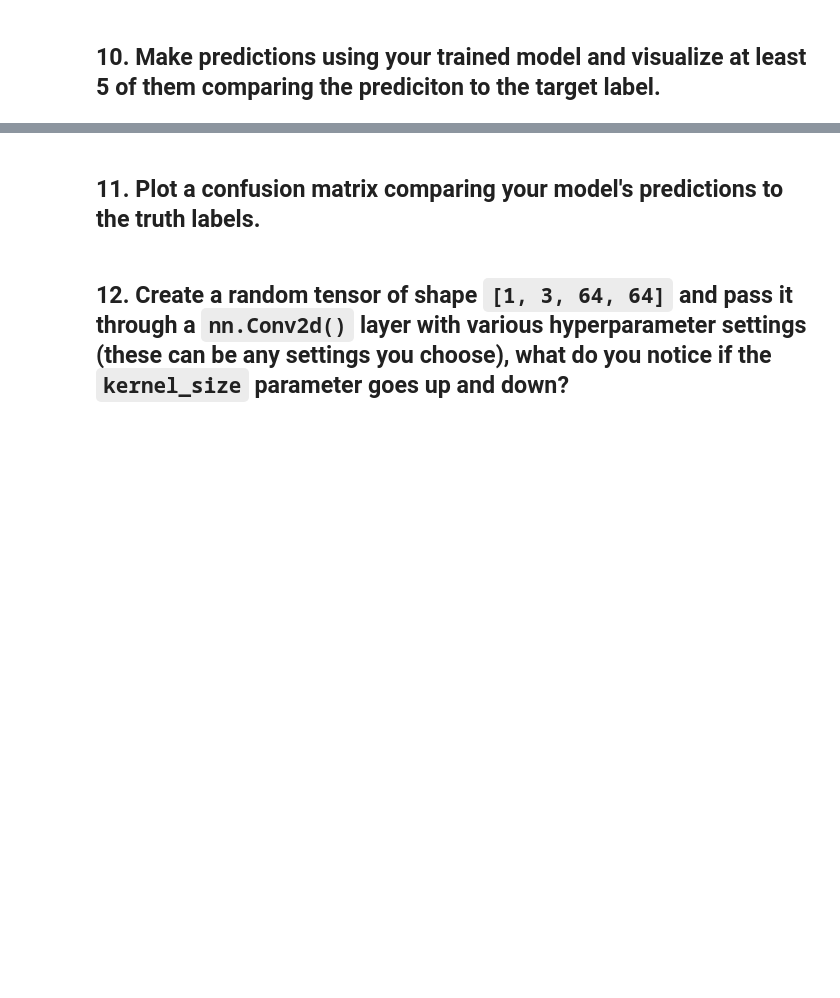
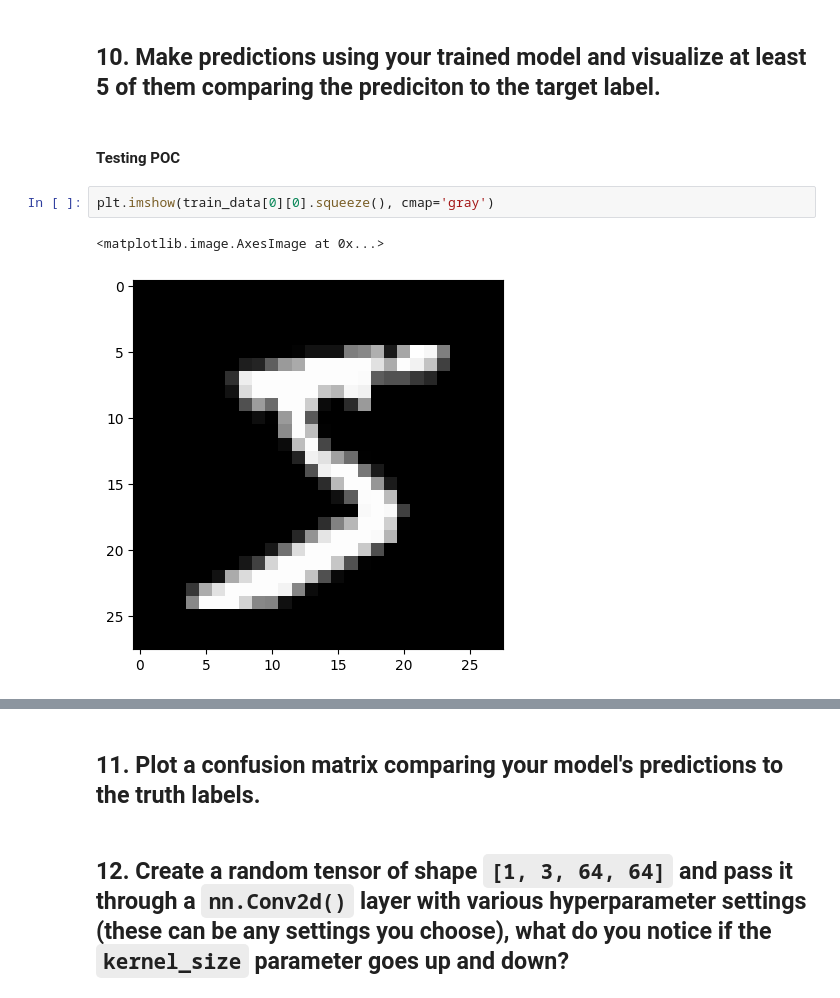
Before and after one commit to funxyz2/pytorch-deep-learning, a Jupyter notebook: extras/exercises/03_pytorch_computer_vision_exercises.ipynb, the cells around one changed output, grey strips where cells are left out. Drawn from its saved outputs; the diff is of its cells as text; blank space fills up the shorter version.

```diff
--- a/extras/exercises/03_pytorch_computer_vision_exercises.ipynb
+++ b/extras/exercises/03_pytorch_computer_vision_exercises.ipynb
@@ -340,2 +340,9 @@ Wall time: 4min 22s
 # %% [markdown]
 ## 10. Make predictions using your trained model and visualize at least 5 of them comparing the prediciton to the target label.
+# %% [markdown]
+#### Testing POC
+# %%
+plt.imshow(train_data[0][0].squeeze(), cmap='gray')
+# %% [output]
+<matplotlib.image.AxesImage at 0x...>
+[figure, added]
```
Also changed, not shown: parts of 4 cells of this notebook.
